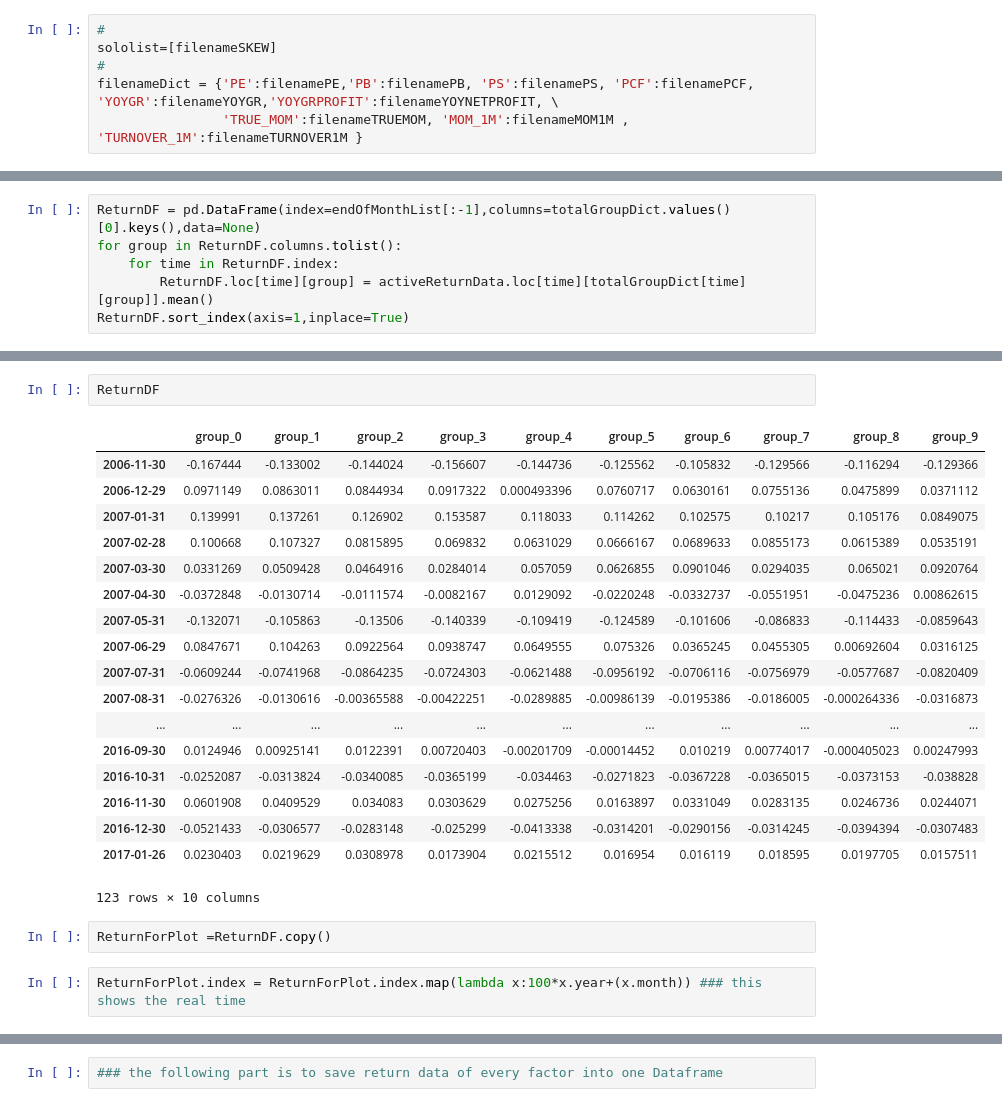
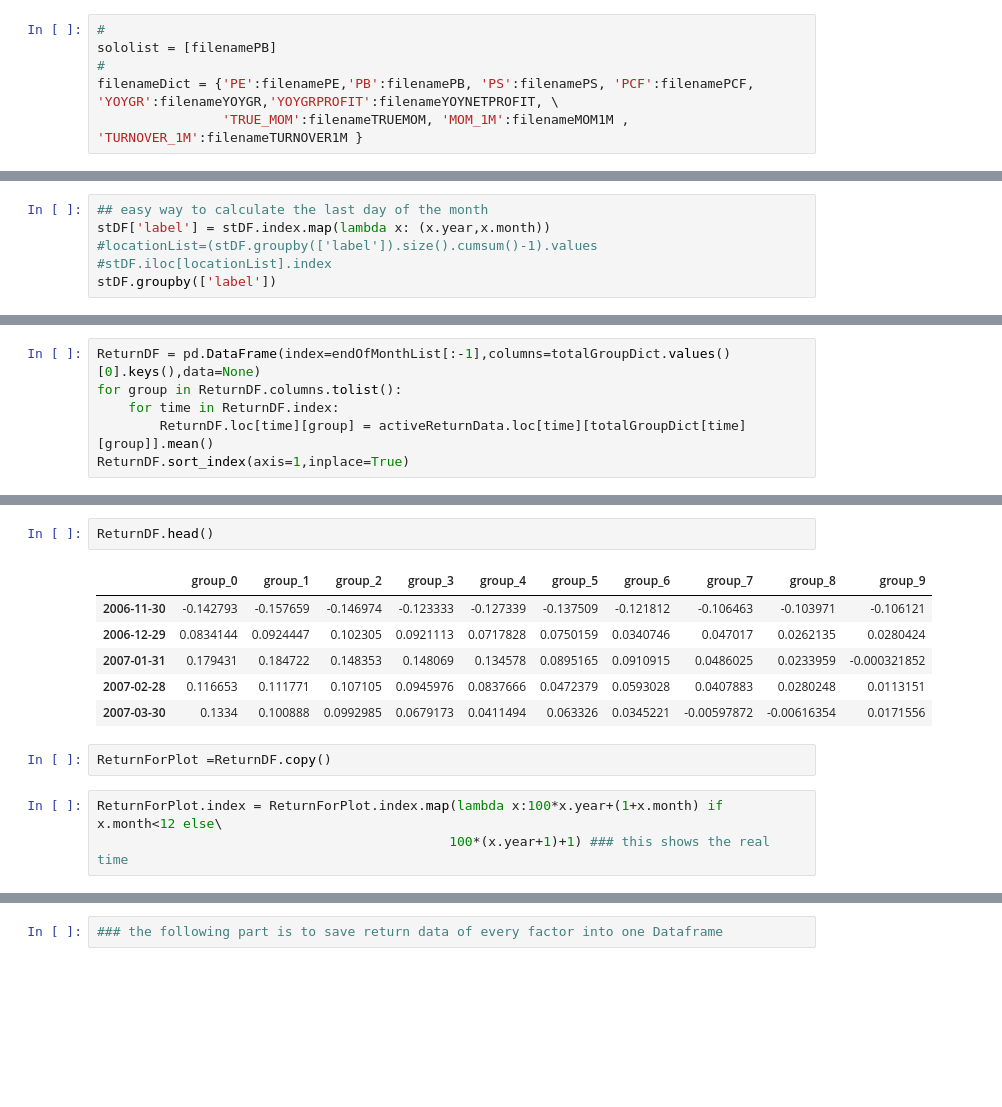
Before and after one commit to kamiseko/factor-test, a Jupyter notebook: factor_test_grouping_test.ipynb, the cells around one changed output, grey strips where cells are left out. Drawn from its saved outputs; the diff is of its cells as text; blank space fills up the shorter version.

```diff
--- a/factor_test_grouping_test.ipynb
+++ b/factor_test_grouping_test.ipynb
@@ -61,7 +69,7 @@ thresholdNum = 0.2
 HSIndex='000300.SH'
 # %%
 #
-sololist=[filenameSKEW]
+sololist = [filenamePB]
 #
 filenameDict = {'PE':filenamePE,'PB':filenamePB, 'PS':filenamePS, 'PCF':filenamePCF, 'YOYGR':filenameYOYGR,'YOYGRPROFIT':filenameYOYNETPROFIT, \
                 'TRUE_MOM':filenameTRUEMOM, 'MOM_1M':filenameMOM1M , 'TURNOVER_1M':filenameTURNOVER1M }
@@ -71,0 +115,6 @@ stopFlagDF = pd.read_csv(path+filenameStopFlag,infer_datetime_format=True,parse_
+# %%
+## easy way to calculate the last day of the month
+stDF['label'] = stDF.index.map(lambda x: (x.year,x.month))
+#locationList=(stDF.groupby(['label']).size().cumsum()-1).values
+#stDF.iloc[locationList].index
+stDF.groupby(['label'])
@@ -135,28 +248,17 @@ ReturnDF.astype(float).cumsum().plot(figsize=(22,14),color=sns.color_palette("Pa
 # %%
-ReturnDF
+ReturnDF.head()
 # %% [output]
 |  | group_0 | group_1 | group_2 | group_3 | group_4 | group_5 | group_6 | group_7 | group_8 | group_9 |
-| 2006-11-30 | -0.167444 | -0.133002 | -0.144024 | -0.156607 | -0.144736 | -0.125562 | -0.105832 | -0.129566 | -0.116294 | -0.129366 |
-| 2006-12-29 | 0.0971149 | 0.0863011 | 0.0844934 | 0.0917322 | 0.000493396 | 0.0760717 | 0.0630161 | 0.0755136 | 0.0475899 | 0.0371112 |
-| 2007-01-31 | 0.139991 | 0.137261 | 0.126902 | 0.153587 | 0.118033 | 0.114262 | 0.102575 | 0.10217 | 0.105176 | 0.0849075 |
-| 2007-02-28 | 0.100668 | 0.107327 | 0.0815895 | 0.069832 | 0.0631029 | 0.0666167 | 0.0689633 | 0.0855173 | 0.0615389 | 0.0535191 |
-| 2007-03-30 | 0.0331269 | 0.0509428 | 0.0464916 | 0.0284014 | 0.057059 | 0.0626855 | 0.0901046 | 0.0294035 | 0.065021 | 0.0920764 |
-| 2007-04-30 | -0.0372848 | -0.0130714 | -0.0111574 | -0.0082167 | 0.0129092 | -0.0220248 | -0.0332737 | -0.0551951 | -0.0475236 | 0.00862615 |
-| 2007-05-31 | -0.132071 | -0.105863 | -0.13506 | -0.140339 | -0.109419 | -0.124589 | -0.101606 | -0.086833 | -0.114433 | -0.0859643 |
-| 2007-06-29 | 0.0847671 | 0.104263 | 0.0922564 | 0.0938747 | 0.0649555 | 0.075326 | 0.0365245 | 0.0455305 | 0.00692604 | 0.0316125 |
-| 2007-07-31 | -0.0609244 | -0.0741968 | -0.0864235 | -0.0724303 | -0.0621488 | -0.0956192 | -0.0706116 | -0.0756979 | -0.0577687 | -0.0820409 |
-| 2007-08-31 | -0.0276326 | -0.0130616 | -0.00365588 | -0.00422251 | -0.0289885 | -0.00986139 | -0.0195386 | -0.0186005 | -0.000264336 | -0.0316873 |
-| ... | ... | ... | ... | ... | ... | ... | ... | ... | ... | ... |
-| 2016-09-30 | 0.0124946 | 0.00925141 | 0.0122391 | 0.00720403 | -0.00201709 | -0.00014452 | 0.010219 | 0.00774017 | -0.000405023 | 0.00247993 |
-| 2016-10-31 | -0.0252087 | -0.0313824 | -0.0340085 | -0.0365199 | -0.034463 | -0.0271823 | -0.0367228 | -0.0365015 | -0.0373153 | -0.038828 |
-| 2016-11-30 | 0.0601908 | 0.0409529 | 0.034083 | 0.0303629 | 0.0275256 | 0.0163897 | 0.0331049 | 0.0283135 | 0.0246736 | 0.0244071 |
-| 2016-12-30 | -0.0521433 | -0.0306577 | -0.0283148 | -0.025299 | -0.0413338 | -0.0314201 | -0.0290156 | -0.0314245 | -0.0394394 | -0.0307483 |
-| 2017-01-26 | 0.0230403 | 0.0219629 | 0.0308978 | 0.0173904 | 0.0215512 | 0.016954 | 0.016119 | 0.018595 | 0.0197705 | 0.0157511 |
+| 2006-11-30 | -0.142793 | -0.157659 | -0.146974 | -0.123333 | -0.127339 | -0.137509 | -0.121812 | -0.106463 | -0.103971 | -0.106121 |
+| 2006-12-29 | 0.0834144 | 0.0924447 | 0.102305 | 0.0921113 | 0.0717828 | 0.0750159 | 0.0340746 | 0.047017 | 0.0262135 | 0.0280424 |
+| 2007-01-31 | 0.179431 | 0.184722 | 0.148353 | 0.148069 | 0.134578 | 0.0895165 | 0.0910915 | 0.0486025 | 0.0233959 | -0.000321852 |
+| 2007-02-28 | 0.116653 | 0.111771 | 0.107105 | 0.0945976 | 0.0837666 | 0.0472379 | 0.0593028 | 0.0407883 | 0.0280248 | 0.0113151 |
+| 2007-03-30 | 0.1334 | 0.100888 | 0.0992985 | 0.0679173 | 0.0411494 | 0.063326 | 0.0345221 | -0.00597872 | -0.00616354 | 0.0171556 |
-123 rows × 10 columns
 # %%
 ReturnForPlot =ReturnDF.copy()
 # %%
-ReturnForPlot.index = ReturnForPlot.index.map(lambda x:100*x.year+(x.month)) ### this shows the real time
+ReturnForPlot.index = ReturnForPlot.index.map(lambda x:100*x.year+(1+x.month) if x.month<12 else\
+                                             100*(x.year+1)+1) ### this shows the real time
 # %%
 plt.figure(figsize=(24,13))
 ax = plt.axes()
```
Also changed, not shown: parts of 34 cells of this notebook, 2 other files.
